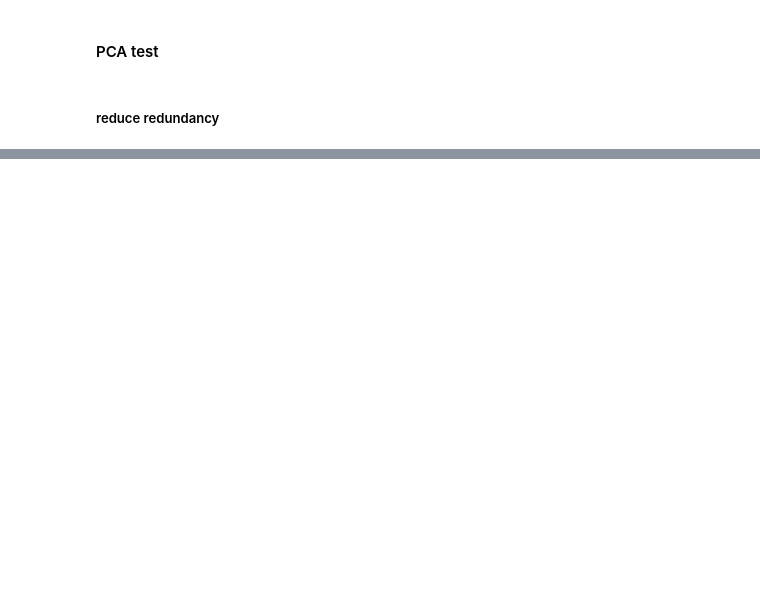
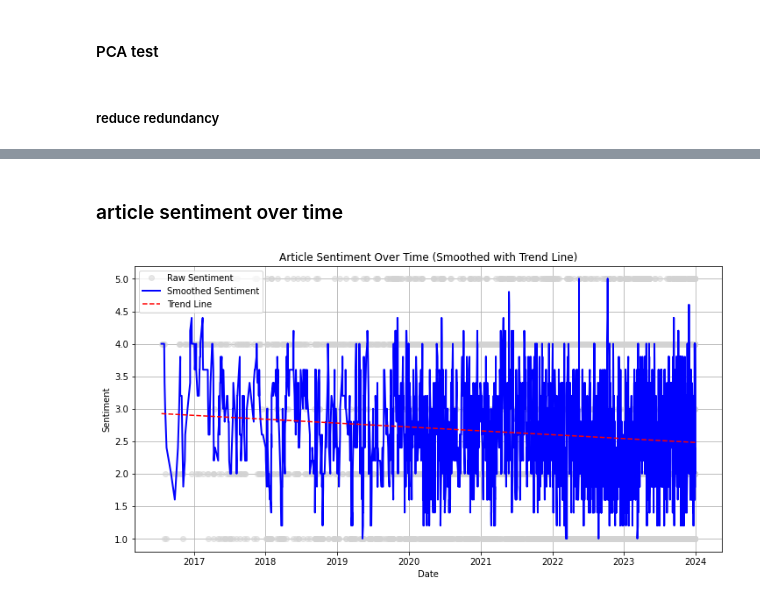
Before and after one commit to EthanFalcao/Sentiment-Analysis-in-Financial-Markets, a Jupyter notebook: 8. Feature Selection(new).ipynb, the cells around one changed output, grey strips where cells are left out. Cells and saved outputs as stored; diff of their text form; code cells hidden in the pictures; blank space fills up the shorter version.

```diff
--- a/8. Feature Selection(new).ipynb
+++ b/8. Feature Selection(new).ipynb
@@ -385,0 +552,19 @@ df = df[['date','Year', 'Month', 'Day', 'DayOfWeek', 'Timestamp', 'Open', 'Low',
+# %%
+from scipy.stats import chi2_contingency
+# Check if the 'article_sentiment' and 'Price_Change_Pct' columns are present
+if 'article_sentiment' not in df.columns or 'Price_Change_Pct' not in df.columns:
+    raise KeyError("Required columns 'article_sentiment' or 'Price_Change_Pct' not found in the dataset.")
+
+# Convert the 'Price_Change_Pct' to a categorical variable ('positive', 'negative', 'neutral')
+df['Price_Change_Category'] = df['Price_Change_Pct'].apply(
+    lambda x: 'positive' if x > 0 else 'negative'  # You can add a 'neutral' category if needed
+)
+
+# Create a contingency table between 'article_sentiment' and 'Price_Change_Category'
+contingency_table = pd.crosstab(df['article_sentiment'], df['Price_Change_Category'])
+
+# Calculate the Chi-square statistic and related values
+chi2, p, dof, expected = chi2_contingency(contingency_table)
+
+# Return the calculated values
+chi2, p, dof, expected
@@ -385,0 +580,31 @@ df = df[['date','Year', 'Month', 'Day', 'DayOfWeek', 'Timestamp', 'Open', 'Low',
+# %% [markdown]
+### article sentiment over time
+# %%
+# Apply a rolling average to smooth out the data
+window_size = 5  # You can adjust the window size for more or less smoothing
+df['smoothed_sentiment'] = df['article_sentiment'].rolling(window=window_size, min_periods=1).mean()
+
+# Create a plot with both raw and smoothed sentiment, along with a trend line
+plt.figure(figsize=(12, 6))
+plt.plot(df['date'], df['article_sentiment'], marker='o', linestyle='', color='lightgray', alpha=0.5, label='Raw Sentiment')
+plt.plot(df['date'], df['smoothed_sentiment'], color='b', linestyle='-', linewidth=2, label='Smoothed Sentiment')
+
+# Fit a linear regression to find the trend line
+from scipy.stats import linregress
+
+# Perform linear regression on date and smoothed sentiment (using numeric representation for dates)
+dates_numeric = df['date'].astype('int64') // 10**9  # Convert dates to numerical values (seconds since epoch)
+slope, intercept, r_value, p_value, std_err = linregress(dates_numeric, df['smoothed_sentiment'])
+
+# Add the trend line
+trend_line = intercept + slope * dates_numeric
+plt.plot(df['date'], trend_line, color='r', linestyle='--', linewidth=1.5, label='Trend Line')
+
+plt.title('Article Sentiment Over Time (Smoothed with Trend Line)')
+plt.xlabel('Date')
+plt.ylabel('Sentiment')
+plt.grid(True)
+plt.legend()
+plt.show()  # Display the enhanced plot
+# %% [output]
+[figure, added]
```
Also changed, not shown: parts of 32 cells of this notebook, 8 other files.
